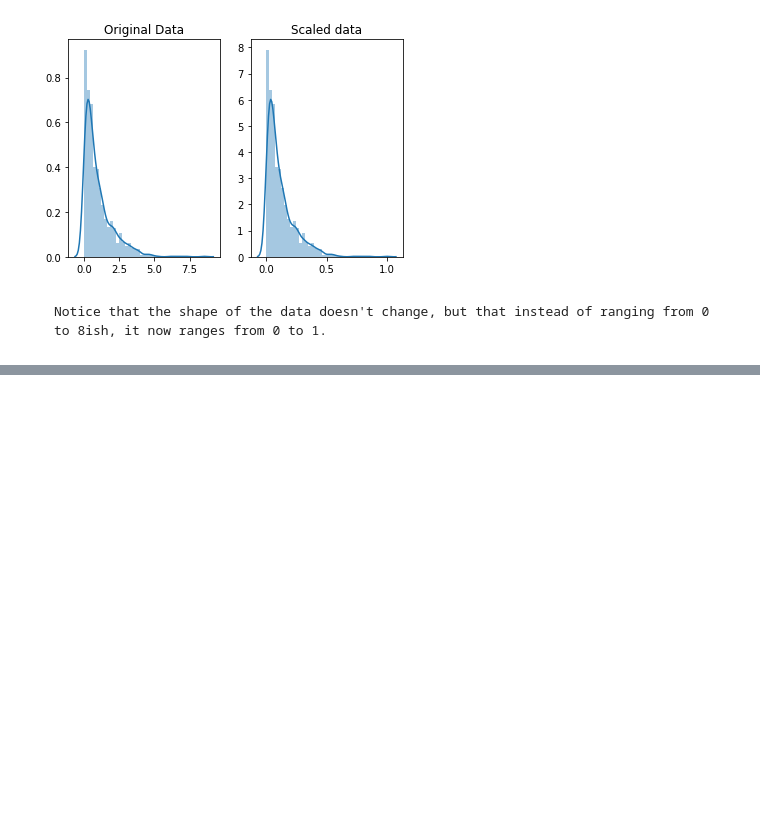
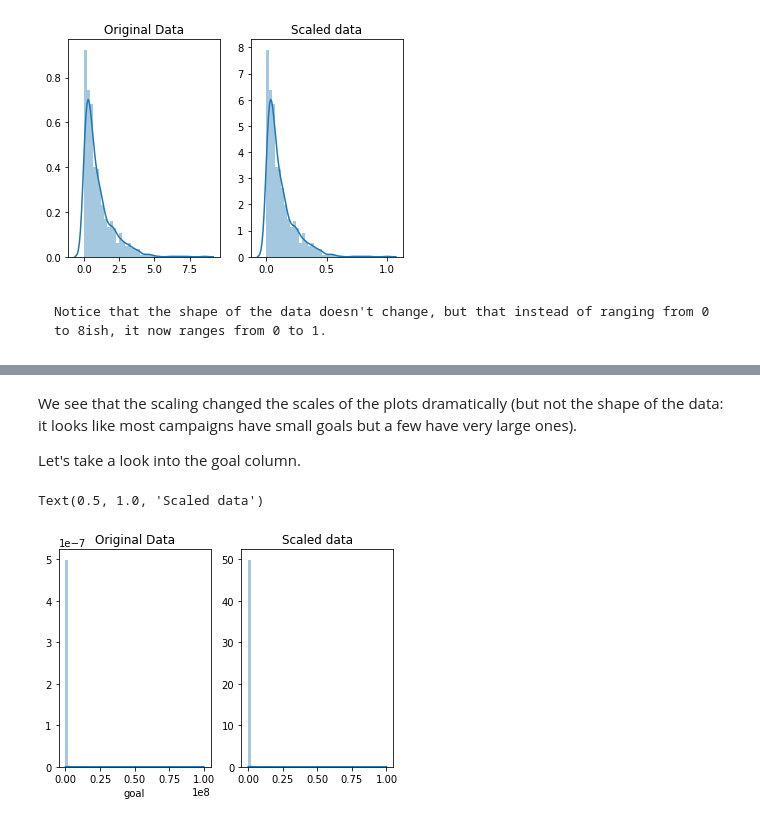
Before and after one commit to moisesr4/DataScienceTraining, a Jupyter notebook: DataCleaning/Day2_Scaling and normalization.ipynb, the cells around one changed output, grey strips where cells are left out. Drawn from its saved outputs; the diff is of its cells as text; code cells hidden in the pictures; blank space fills up the shorter version.

```diff
--- a/DataCleaning/Day2_Scaling and normalization.ipynb
+++ b/DataCleaning/Day2_Scaling and normalization.ipynb
@@ -54,0 +113,20 @@ Text(0.5, 1.0, 'Scaled data')
+# %% [markdown]
+We see that the scaling changed the scales of the plots dramatically (but not the shape of the data: it looks like most campaigns have small goals but a few have very large ones).
+
+Let's take a look into the goal column.
+# %%
+# select the goal_real column
+goal = kickstarters_2017.goal
+
+# scale the goals from 0 to 1
+scaled_data2 = minmax_scaling(goal, columns = [0])
+
+# plot the original & scaled data together to compare
+fig, ax=plt.subplots(1,2)
+sns.distplot(kickstarters_2017.goal, ax=ax[0])
+ax[0].set_title("Original Data")
+sns.distplot(scaled_data2, ax=ax[1])
+ax[1].set_title("Scaled data")
+# %% [output]
+Text(0.5, 1.0, 'Scaled data')
+[figure, added]
```
Also changed, not shown: parts of 14 cells of this notebook.
